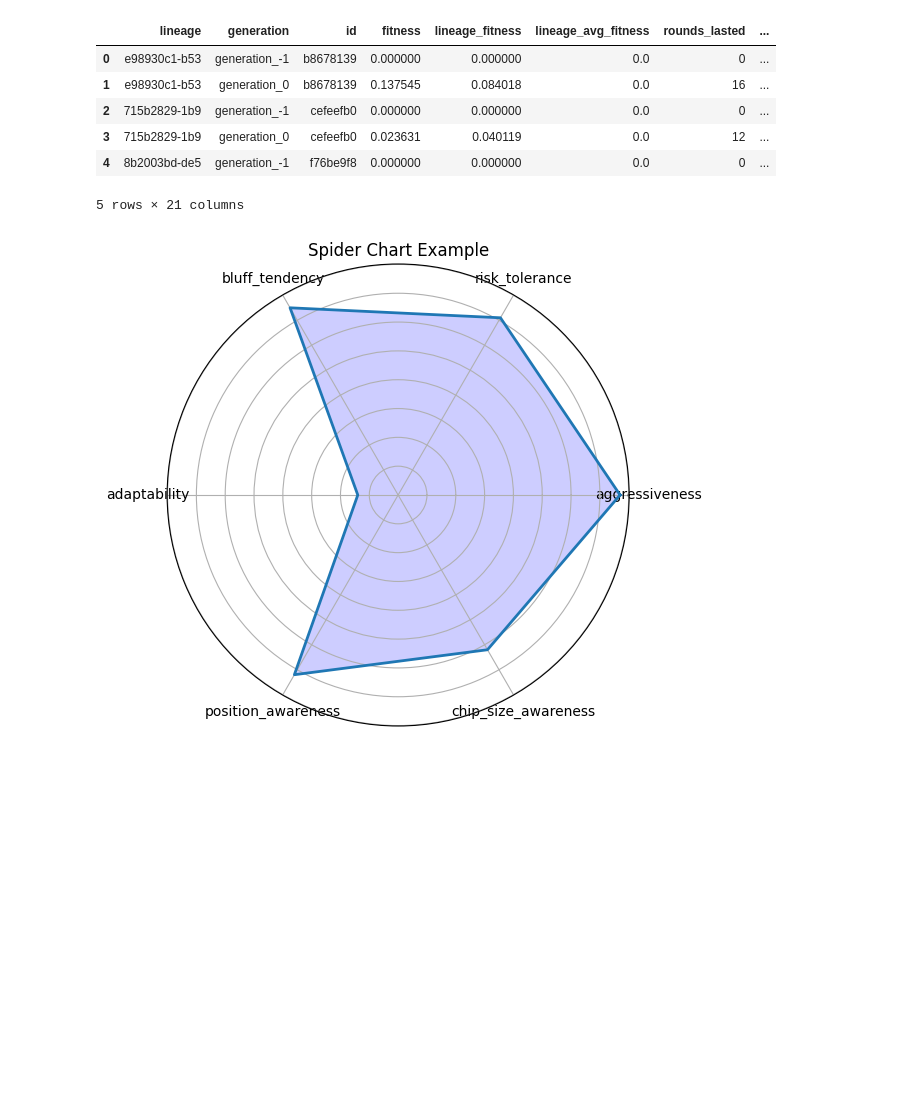
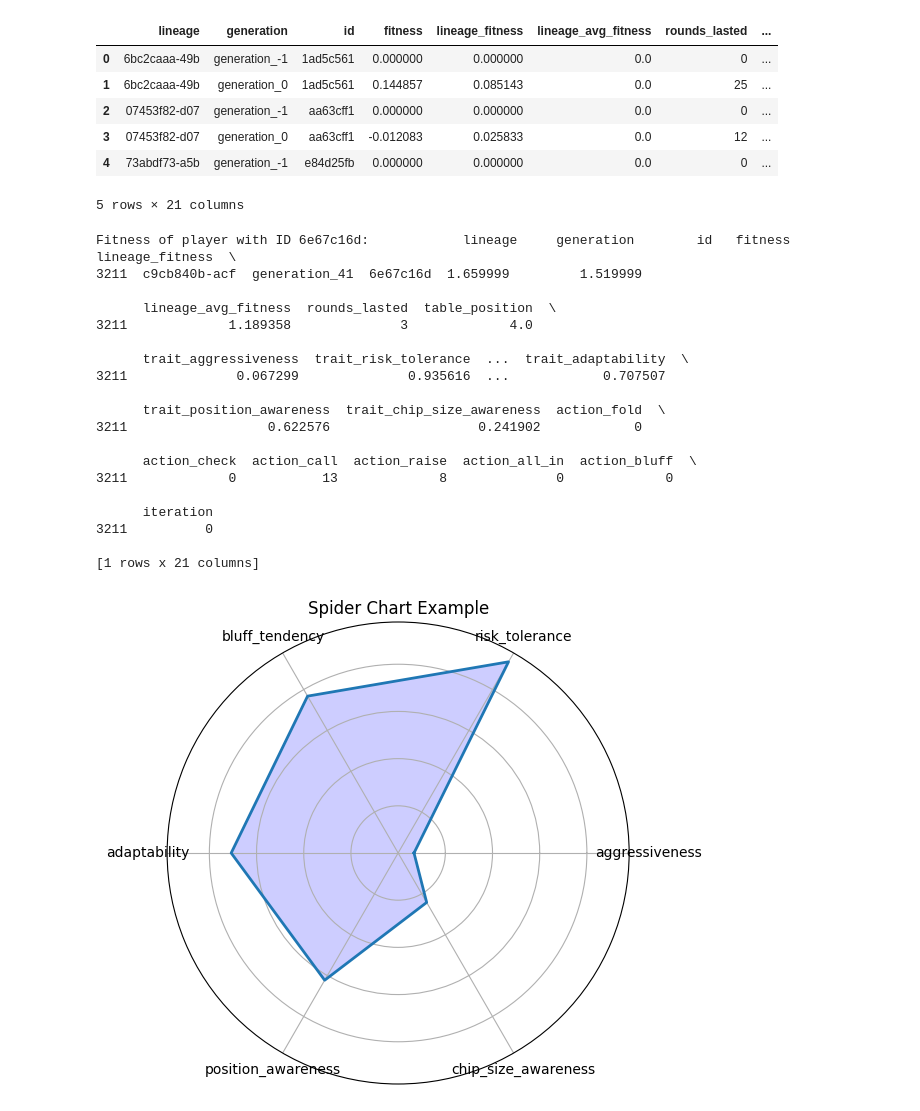
Before and after one commit to bandarussr/evolutionary-poker, a Jupyter notebook: graphing/player_trait.ipynb, the cells around one changed output. Drawn from its saved outputs; the diff is of its cells as text; code cells hidden in the pictures; blank space fills up the shorter version.

Commit message:
graphing

```diff
--- a/graphing/player_trait.ipynb
+++ b/graphing/player_trait.ipynb
@@ -4,7 +4,7 @@ import numpy as np
 import matplotlib.pyplot as plt
 from matplotlib.animation import FuncAnimation
 # %%
-data_file = "/Users/jasonchoi/Desktop/School/COSC420/evolutionary-poker/output/combination_75_0.2_0.2_8_50_3000/lineage_history/lineage_history.csv"
+data_file = "/Users/jasonchoi/Desktop/School/COSC420/evolutionary-poker/output/combination_75_0.2_0.5_8_20_3000/lineage_history/lineage_history.csv"
 
 data = pd.read_csv(data_file)
 # %%
@@ -44,44 +44,76 @@ Name: 2823, dtype: object
 data.head()
 # %% [output]
 |  | lineage | generation | id | fitness | lineage_fitness | lineage_avg_fitness | rounds_lasted | ... |
-| 0 | e98930c1-b53 | generation_-1 | b8678139 | 0.000000 | 0.000000 | 0.0 | 0 | ... |
-| 1 | e98930c1-b53 | generation_0 | b8678139 | 0.137545 | 0.084018 | 0.0 | 16 | ... |
-| 2 | 715b2829-1b9 | generation_-1 | cefeefb0 | 0.000000 | 0.000000 | 0.0 | 0 | ... |
-| 3 | 715b2829-1b9 | generation_0 | cefeefb0 | 0.023631 | 0.040119 | 0.0 | 12 | ... |
-| 4 | 8b2003bd-de5 | generation_-1 | f76be9f8 | 0.000000 | 0.000000 | 0.0 | 0 | ... |
+| 0 | 6bc2caaa-49b | generation_-1 | 1ad5c561 | 0.000000 | 0.000000 | 0.0 | 0 | ... |
+| 1 | 6bc2caaa-49b | generation_0 | 1ad5c561 | 0.144857 | 0.085143 | 0.0 | 25 | ... |
+| 2 | 07453f82-d07 | generation_-1 | aa63cff1 | 0.000000 | 0.000000 | 0.0 | 0 | ... |
+| 3 | 07453f82-d07 | generation_0 | aa63cff1 | -0.012083 | 0.025833 | 0.0 | 12 | ... |
+| 4 | 73abdf73-a5b | generation_-1 | e84d25fb | 0.000000 | 0.000000 | 0.0 | 0 | ... |
 5 rows × 21 columns
 # %%
+id = '6e67c16d'
+def get_player_fitness(player_id):
+    player_data = data[data['id'] == player_id]
+    if not player_data.empty:
+        return player_data
+    else:
+        return None
+
+# Example usage
+player = get_player_fitness(id)
+print(f"Fitness of player with ID {id}: {player}")
+trait = [col for col in data.columns if col.startswith('trait_')]
+trait_values = {col[6:]: player[col] for col in trait}
 # Number of variables
 num_vars = len(trait_values.keys())
 values = list(trait_values.values())
 labels = list(trait_values.keys())
 # Compute angle for each trait
 angles = np.linspace(0, 2 * np.pi, num_vars, endpoint=False).tolist()
 
 # Make the plot close to a circle
 values += values[:1]
 angles += angles[:1]
 
 # Create the figure and axis
 fig, ax = plt.subplots(figsize=(6, 6), subplot_kw=dict(polar=True))
 
 # Plot the data
 line, = ax.plot(angles, values, linewidth=2, linestyle='solid', label='Trait Comparison')
 fill = ax.fill(angles, values, 'b', alpha=0.1)
 
 # Fill the area inside the chart
 ax.fill(angles, values, 'b', alpha=0.1)
 
 # Set the labels
 ax.set_yticklabels([])  # Hide radial axis labels
 ax.set_xticks(angles[:-1])
 ax.set_xticklabels(labels)
 
 # Title
 plt.title('Spider Chart Example')
 
 # Show the plot
 plt.show()
 # %% [output]
+Fitness of player with ID 6e67c16d:            lineage     generation        id   fitness  lineage_fitness  \
+3211  c9cb840b-acf  generation_41  6e67c16d  1.659999         1.519999
+
+      lineage_avg_fitness  rounds_lasted  table_position  \
+3211             1.189358              3             4.0
+
+      trait_aggressiveness  trait_risk_tolerance  ...  trait_adaptability  \
+3211              0.067299              0.935616  ...            0.707507
+
+      trait_position_awareness  trait_chip_size_awareness  action_fold  \
+3211                  0.622576                   0.241902            0
+
+      action_check  action_call  action_raise  action_all_in  action_bluff  \
+3211             0           13             8              0             0
+
+      iteration
+3211          0
+
+[1 rows x 21 columns]
-[figure, old version]
+[figure, new version]
 # %%
```
Also changed, not shown: parts of 4 cells of this notebook, 2 other files.
